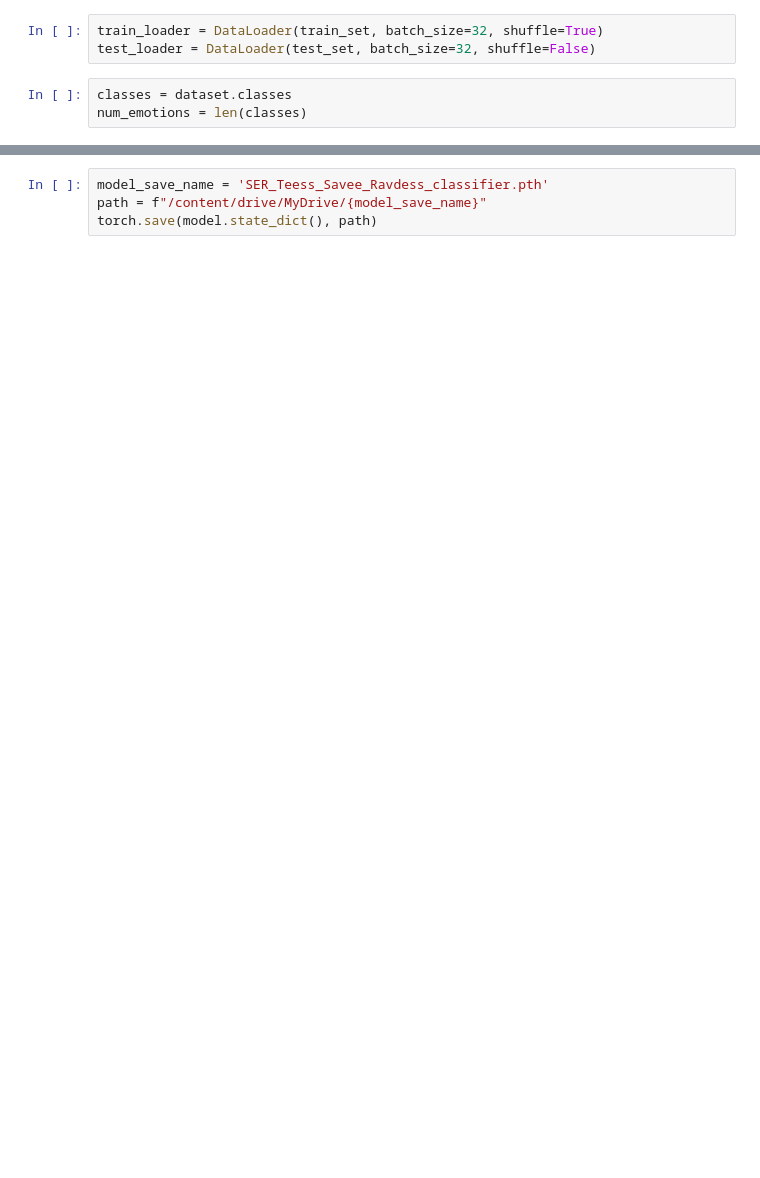
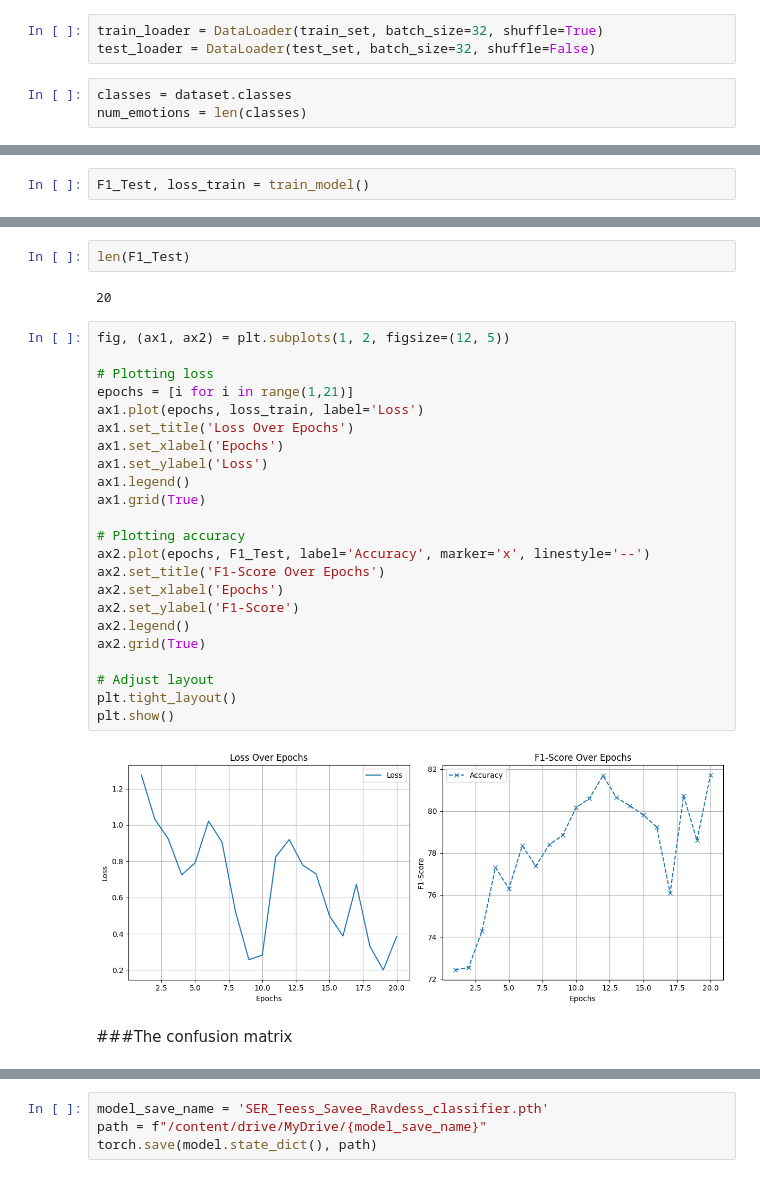
Before and after one commit to matinfazel/Data-augmentation-for-emotions-in-speech, a Jupyter notebook: Speech-Emotion-Recognition-models/Transfer-Learning/Resnet50.ipynb, the cells around one changed output, grey strips where cells are left out. Drawn from its saved outputs; the diff is of its cells as text; blank space fills up the shorter version.

```diff
--- a/Speech-Emotion-Recognition-models/Transfer-Learning/Resnet50.ipynb
+++ b/Speech-Emotion-Recognition-models/Transfer-Learning/Resnet50.ipynb
@@ -179,0 +164,2 @@ Epoch 11 running
+# %%
+F1_Test, loss_train = train_model()
@@ -179,0 +200,31 @@ Epoch 11 running
+# %%
+len(F1_Test)
+# %% [output]
+20
+# %%
+fig, (ax1, ax2) = plt.subplots(1, 2, figsize=(12, 5))
+
+# Plotting loss
+epochs = [i for i in range(1,21)]
+ax1.plot(epochs, loss_train, label='Loss')
+ax1.set_title('Loss Over Epochs')
+ax1.set_xlabel('Epochs')
+ax1.set_ylabel('Loss')
+ax1.legend()
+ax1.grid(True)
+
+# Plotting accuracy
+ax2.plot(epochs, F1_Test, label='Accuracy', marker='x', linestyle='--')
+ax2.set_title('F1-Score Over Epochs')
+ax2.set_xlabel('Epochs')
+ax2.set_ylabel('F1-Score')
+ax2.legend()
+ax2.grid(True)
+
+# Adjust layout
+plt.tight_layout()
+plt.show()
+# %% [output]
+[figure, added]
+# %% [markdown]
+###The confusion matrix
```
Also changed, not shown: parts of 26 cells of this notebook.
